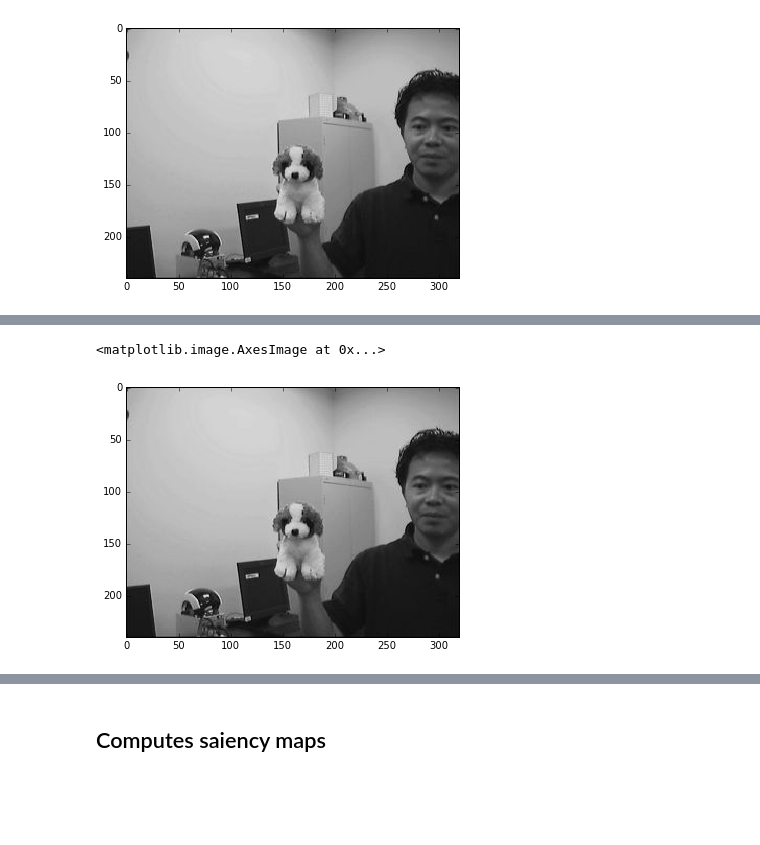
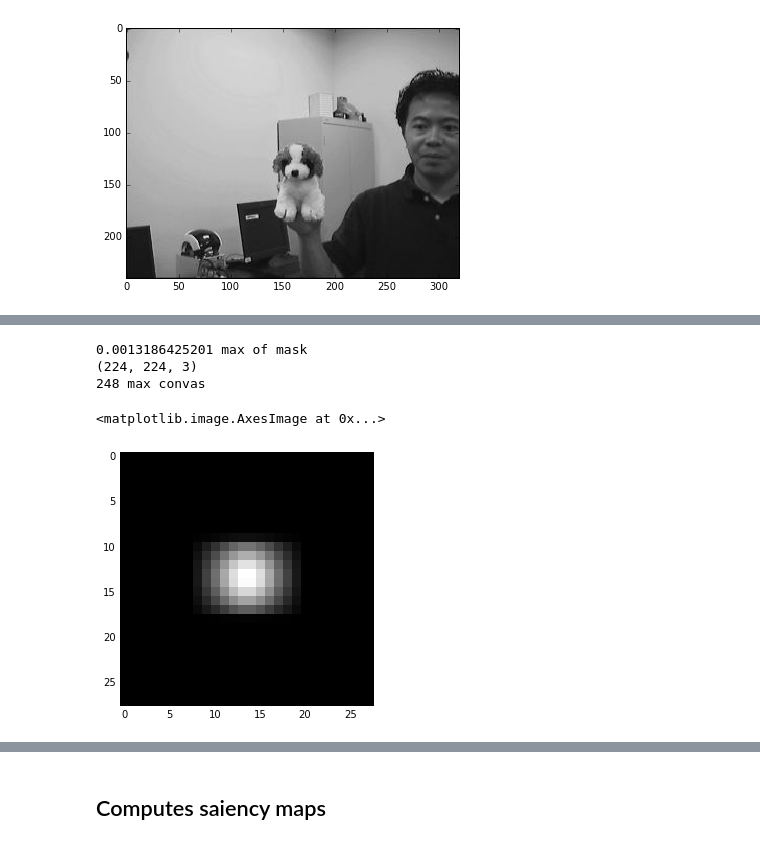
Before and after one commit to luxiaolei/FCNT_TF, a Jupyter notebook: experimental_vgg_part.ipynb, the cells around one changed output, grey strips where cells are left out. Cells and saved outputs as stored; diff of their text form; code cells hidden in the pictures; blank space fills up the shorter version.

Commit message:
update vgg and input

```diff
--- a/experimental_vgg_part.ipynb
+++ b/experimental_vgg_part.ipynb
@@ -240,5 +55,13 @@ img_origin = skimage.io.imread(img_path)
+# %%
+fea_sz = (28, 28)
+#mask = gen_mask(img_origin.shape, fea_sz, roi_size, gt_1, [0,0], s1)
+gt_M = input_producer.gen_mask(fea_sz)
+# %% [output]
+0.0013186425201 max of mask
+(224, 224, 3)
+248 max convas
 # %%
-show(img_origin)
+show(gt_M)
 # %% [output]
 <matplotlib.image.AxesImage at 0x...>
-[figure, old version]
+[figure, new version]
```
Also changed, not shown: parts of 43 cells of this notebook, 4 other files.
